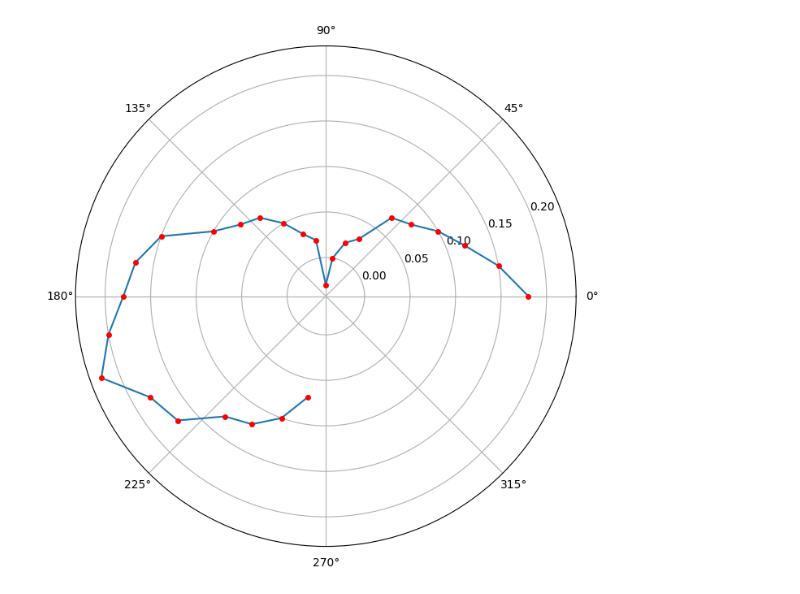
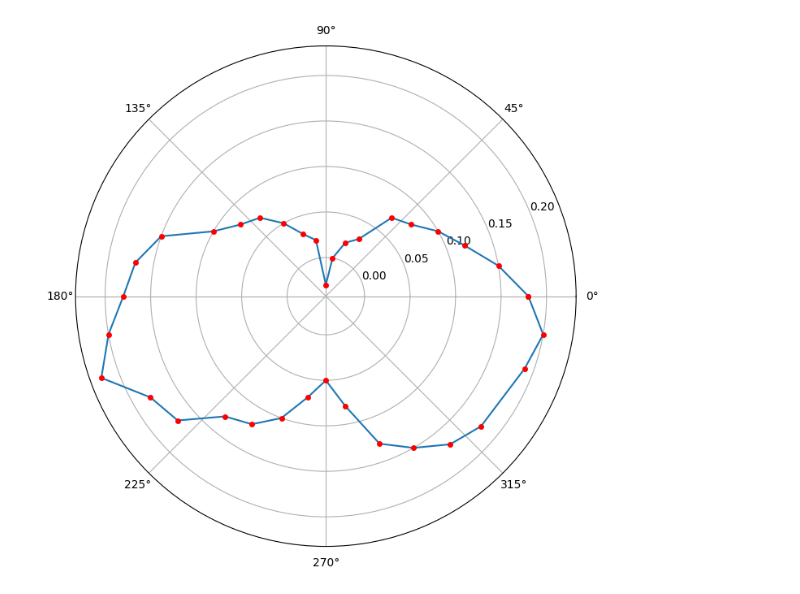
Before and after one commit to replicaCortex/Keres, a Jupyter notebook: Physics/help/Lab.ipynb, the cells around one changed output. Saved outputs shown, nothing was run; the diff lists cells and outputs as text; code cells hidden in the pictures.

```diff
--- a/Physics/help/Lab.ipynb
+++ b/Physics/help/Lab.ipynb
@@ -3,19 +3,24 @@ import numpy as np
 import matplotlib.pyplot as plt
 import pandas as pd
 # %%
-phi = np.array([0, 10, 20, 30, 40, 50, 60, 70, 80, 90, 100, 110, 120, 130, 140, 150, 160, 170, 180, 190, 200, 210, 220, 230, 240, 250, 260])
-r = np.array([0.18, 0.15, 0.12, 0.1, 0.08, 0.07, 0.03, 0.02, 0, -0.03, 0.02, 0.03, 0.05, 0.07, 0.08, 0.1, 0.15, 0.17, 0.18, 0.2, 0.22, 0.18, 0.17, 0.13, 0.12, 0.10, 0.07])
+phi = np.array([0, 10, 20, 30, 40, 50, 60, 70, 80, 90, 100, 110, 120, 130, 140, 150, 160, 170, 180,
+                190, 200, 210, 220, 230, 240, 250, 260, 270, 280, 290, 300, 310, 320, 340, 350, 360])
+
+r = np.array([0.18, 0.15, 0.12, 0.1, 0.08, 0.07, 0.03, 0.02, 0, -0.03, 0.02, 0.03, 0.05, 0.07, 0.08,
+             0.1, 0.15, 0.17, 0.18, 0.2, 0.22, 0.18, 0.17, 0.13, 0.12, 0.10, 0.07,
+             0.05, 0.08, 0.13, 0.15, 0.17, 0.18, 0.19, 0.20, 0.18])  # добавлены значения для углов 270-360
 
 phi_rad = np.deg2rad(phi)
-fig, ax = plt.subplots(subplot_kw={'projection': 'polar'}, figsize = (8,8))
+fig, ax = plt.subplots(subplot_kw={'projection': 'polar'}, figsize=(8,8))
 
 ax.plot(phi_rad, r)
 ax.plot(phi_rad, r, 'ro', markersize=4)
 
 # ax.set_rmax(0.25)
 # ax.set_rmin(-0.05)
+plt.grid(True)
 
 plt.show()
 # %% [output]
-[figure, old version]
+[figure, new version]
 # %%
```
Also changed, not shown: parts of 2 cells of this notebook.
